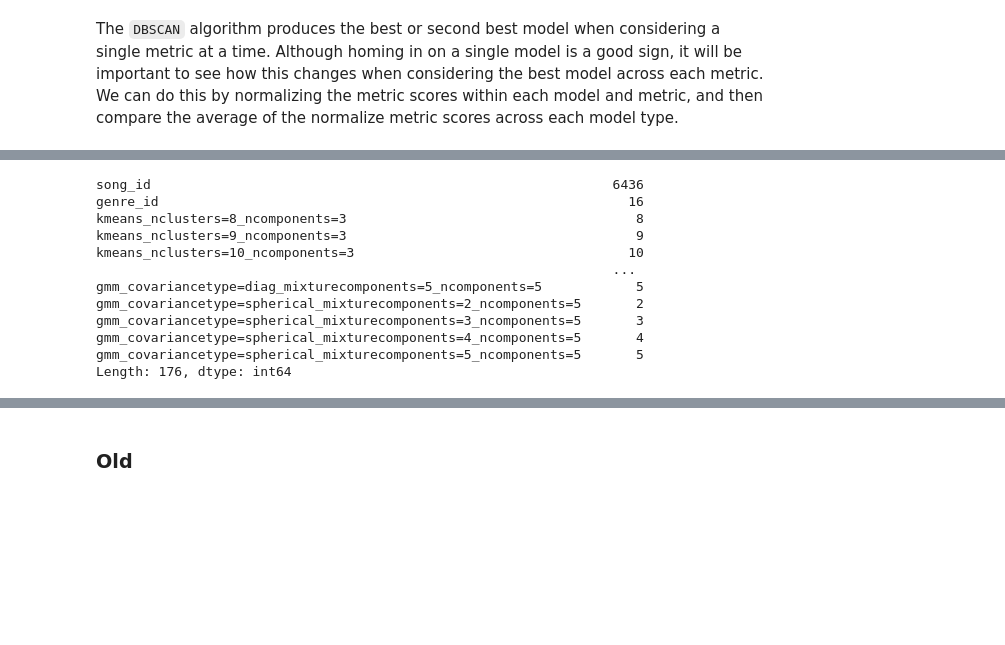
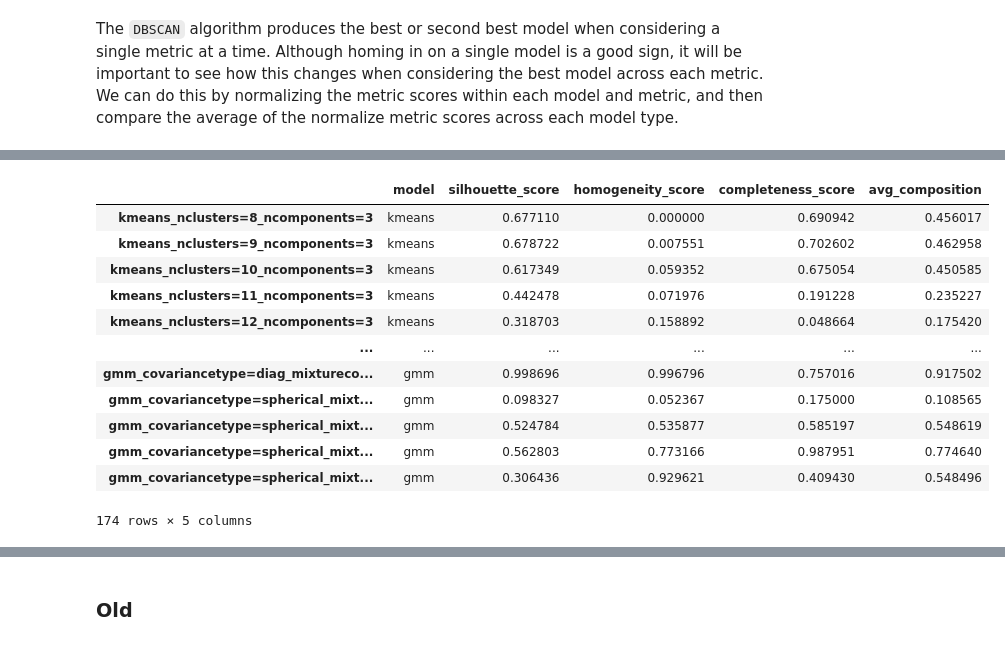
Before and after one commit to MattGroho/tab-hero, a Jupyter notebook: notebooks/unsupervised_pipeline_investigation.ipynb, the cells around one changed output, grey strips where cells are left out. Saved outputs shown, nothing was run; the diff lists cells and outputs as text; code cells hidden in the pictures; blank space fills up the shorter version.

```diff
--- a/notebooks/unsupervised_pipeline_investigation.ipynb
+++ b/notebooks/unsupervised_pipeline_investigation.ipynb
@@ -1460,20 +1460,24 @@ fig.tight_layout();
 # %% [markdown]
 The `DBSCAN` algorithm produces the best or second best model when considering a single metric at a time. Although homing in on a single model is a good sign, it will be important to see how this changes when considering the best model across each metric. We can do this by normalizing the metric scores within each model and metric, and then compare the average of the normalize metric scores across each model type.
 # %%
-min_max_scores = {
-    'kmeans': [0, 0],
-    'dbscan': [0, 0],
-    'gmm' : [0, 0]
-}
+# Use MinMaxScaler to normalize each performance metric within each model and metric type
+model_evaluation_norm_dfs = []
 
-for model in models:
-    for metric in metrics:
-        min_score = model_evaluation_df.loc[model_evaluation_df.model == model, metric].min()
-        max_score = model_evaluation_df.loc[model_evaluation_df.model == model, metric].max()
+for i, model in enumerate(models):
+    df = model_evaluation_dfs[i]
 
-        min_max_scores[model] = [min_score, max_score]
+    normalized_metrics = MinMaxScaler().fit_transform(df.loc[:, metrics])
 
-# I still need to collect information for each metric for each model, the the dictionary values would need to be a list of 3 2-length lists
+    normalized_df = pd.concat(
+        [
+            df.loc[:, 'model'],
+            pd.DataFrame(normalized_metrics, columns=metrics)
+        ],
+        axis=1
+    )
 
-# model_evaluation_df.loc[]
+    model_evaluation_norm_dfs.append(normalized_df)
+
+model_evaluation_norm_df = pd.concat(model_evaluation_norm_dfs)
+model_evaluation_norm_df
 # %% [output]
@@ -1483,15 +1497,18 @@ for model in models:
-# %%
-song_genre.nunique()
-# %% [output]
-song_id                                                           6436
-genre_id                                                            16
-kmeans_nclusters=8_ncomponents=3                                     8
-kmeans_nclusters=9_ncomponents=3                                     9
-kmeans_nclusters=10_ncomponents=3                                   10
-                                                                  ...
-gmm_covariancetype=diag_mixturecomponents=5_ncomponents=5            5
-gmm_covariancetype=spherical_mixturecomponents=2_ncomponents=5       2
-gmm_covariancetype=spherical_mixturecomponents=3_ncomponents=5       3
-gmm_covariancetype=spherical_mixturecomponents=4_ncomponents=5       4
-gmm_covariancetype=spherical_mixturecomponents=5_ncomponents=5       5
-Length: 176, dtype: int64
+# %%
+# Average out the scores to enable comparison across all metrics at once
+model_evaluation_norm_df.loc[:, 'avg_composition'] = model_evaluation_norm_df.loc[:, metrics].sum(axis=1) / len(metrics)
+model_evaluation_norm_df
+# %% [output]
+|  | model | silhouette_score | homogeneity_score | completeness_score | avg_composition |
+| kmeans_nclusters=8_ncomponents=3 | kmeans | 0.677110 | 0.000000 | 0.690942 | 0.456017 |
+| kmeans_nclusters=9_ncomponents=3 | kmeans | 0.678722 | 0.007551 | 0.702602 | 0.462958 |
+| kmeans_nclusters=10_ncomponents=3 | kmeans | 0.617349 | 0.059352 | 0.675054 | 0.450585 |
+| kmeans_nclusters=11_ncomponents=3 | kmeans | 0.442478 | 0.071976 | 0.191228 | 0.235227 |
+| kmeans_nclusters=12_ncomponents=3 | kmeans | 0.318703 | 0.158892 | 0.048664 | 0.175420 |
+| ... | ... | ... | ... | ... | ... |
+| gmm_covariancetype=diag_mixtureco... | gmm | 0.998696 | 0.996796 | 0.757016 | 0.917502 |
+| gmm_covariancetype=spherical_mixt... | gmm | 0.098327 | 0.052367 | 0.175000 | 0.108565 |
+| gmm_covariancetype=spherical_mixt... | gmm | 0.524784 | 0.535877 | 0.585197 | 0.548619 |
+| gmm_covariancetype=spherical_mixt... | gmm | 0.562803 | 0.773166 | 0.987951 | 0.774640 |
+| gmm_covariancetype=spherical_mixt... | gmm | 0.306436 | 0.929621 | 0.409430 | 0.548496 |
+174 rows × 5 columns
```
Also changed, not shown: parts of 4 cells of this notebook.
